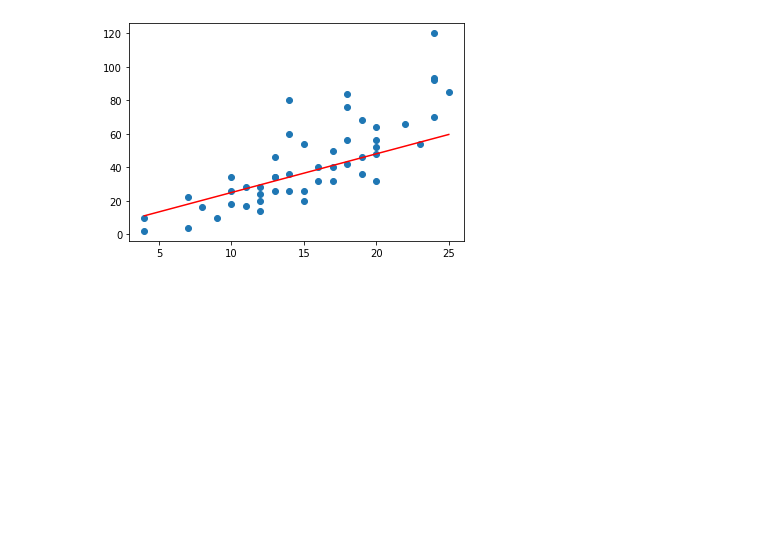
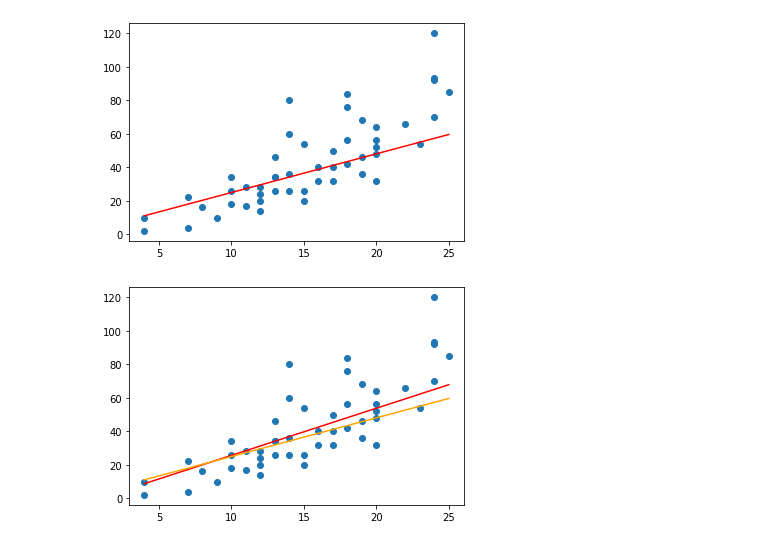
Before and after one commit to JavierOramas/HGML, a Jupyter notebook: lesson1.ipynb, the cells around one changed output. Drawn from its saved outputs; the diff is of its cells as text; code cells hidden in the pictures; blank space fills up the shorter version.

```diff
--- a/lesson1.ipynb
+++ b/lesson1.ipynb
@@ -7,6 +6,6 @@ Using TensorFlow backend.
 # %%
 lin_reg = keras.Sequential([
-    keras.layers.Dense(1,activation='linear', input_shape = [1]),
+    layers.Dense(1,activation='linear', input_shape = [1]),
 ])
 
 optimizer = tf.keras.optimizers.RMSprop(0.001)
@@ -91,3 +90,40 @@ plt.scatter(speed,distance)
 plt.show()
 # %% [output]
 [figure]
+# %%
+def build_nn():
+    net = keras.Sequential([
+        layers.Dense(32,activation='relu', input_shape = [1]),
+        layers.Dense(16, activation='relu'),
+        layers.Dense(1),
+    ])
+
+    optimizer = tf.keras.optimizers.RMSprop(0.001)
+
+    net.compile(
+        loss='mse',
+        optimizer=optimizer,
+        metrics=['mse', 'accuracy']
+    )
+
+    return net
+# %%
+net = build_nn()
+
+history = net.fit(
+    x = speed,
+    y = distance,
+    shuffle=True,
+    epochs=1000,
+    validation_split=0.2,
+    verbose=0
+)
+# %%
+net_dist = net.predict(speed)
+plt.plot(speed, net_dist, color='red')
+plt.plot(speed, pred_distance, color='orange')
+plt.scatter(speed,distance)
+
+plt.show()
+# %% [output]
+[figure, added]
```
Also changed, not shown: parts of 1 cell of this notebook.
